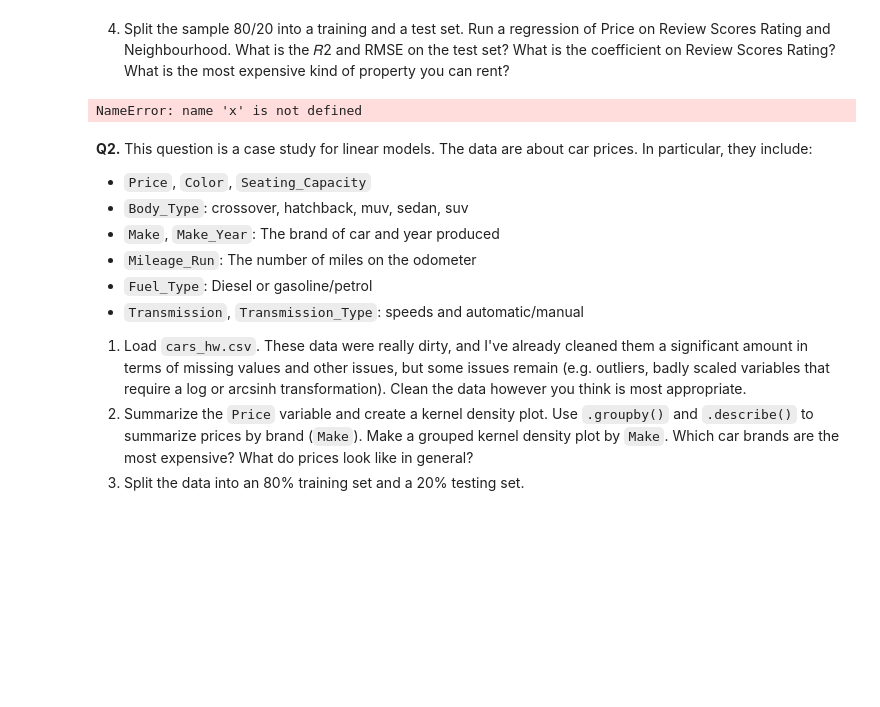
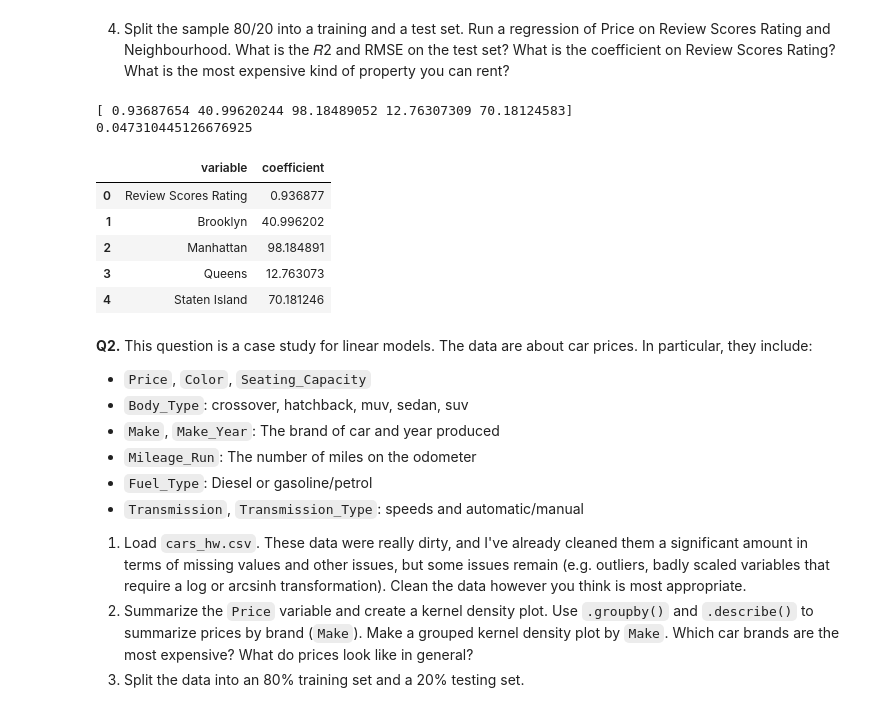
Before and after one commit to cwynne12/linearRegression, a Jupyter notebook: assignment.ipynb, the cells around one changed output. Cells and saved outputs as stored; diff of their text form; code cells hidden in the pictures; blank space fills up the shorter version.

```diff
--- a/assignment.ipynb
+++ b/assignment.ipynb
@@ -160,27 +159,36 @@ x_train, x_test, y_train, y_test = train_test_split(x,y,test_size=.2,random_stat
 # %%
 vars = ['Review Scores Rating' , 'Neighbourhood '] #variables to regress
 regres = x.loc[:,vars] # data matrix
 # need to train/test the data
 y = df['Price']
 x = regres
 x_train, x_test, y_train, y_test = train_test_split(x,y,test_size=.2,random_state=100)
 regres.head()
 
-#categorical variables
+#get dummys for categorical variables
 newtrain = pd.get_dummies(x_train['Neighbourhood '], drop_first = True)
 newtest =  pd.get_dummies(x_test['Neighbourhood '], drop_first =True)
 
-#need to concatenate the new train and testfu
-contrain = pd.concat(x_train['Review Scores Rating'],newtrain, axis = 1)
-contest = pd.concat(x_test['Review Scores Rating'], newtest, axis = 1)
+#need to concatenate the new train and test
+contrain = pd.concat([x_train['Review Scores Rating'],newtrain], axis = 1)
+contest = pd.concat([x_test['Review Scores Rating'], newtest], axis = 1)
 
-reg = LinearRegression().fit(contrain, y_train) # Fit the linear model
+reg = LinearRegression(fit_intercept = False).fit(contrain, y_train) # Fit the linear model
 
-print(reg.intercept_) # Intercept value
-print(reg.coef_) # Regression coefficients
-#print(reg.score(regres, y)) # R squared measure
+results = pd.DataFrame({'variable':reg.feature_names_in_, 'coefficient': reg.coef_}) # Regression coefficients
+#print(reg.intercept_) # Intercept value (is false here)
+print("R-squared: " , reg.coef_) # Regression coefficients
+print(reg.score(contest, y_test)) # R squared measure
+results
 # %% [output]
-NameError: name 'x' is not defined
+[ 0.93687654 40.99620244 98.18489052 12.76307309 70.18124583]
+0.047310445126676925
+|  | variable | coefficient |
+| 0 | Review Scores Rating | 0.936877 |
+| 1 | Brooklyn | 40.996202 |
+| 2 | Manhattan | 98.184891 |
+| 3 | Queens | 12.763073 |
+| 4 | Staten Island | 70.181246 |
 # %% [markdown]
 **Q2.** This question is a case study for linear models. The data are about car prices. In particular, they include:
 
```
Also changed, not shown: parts of 2 cells of this notebook.
